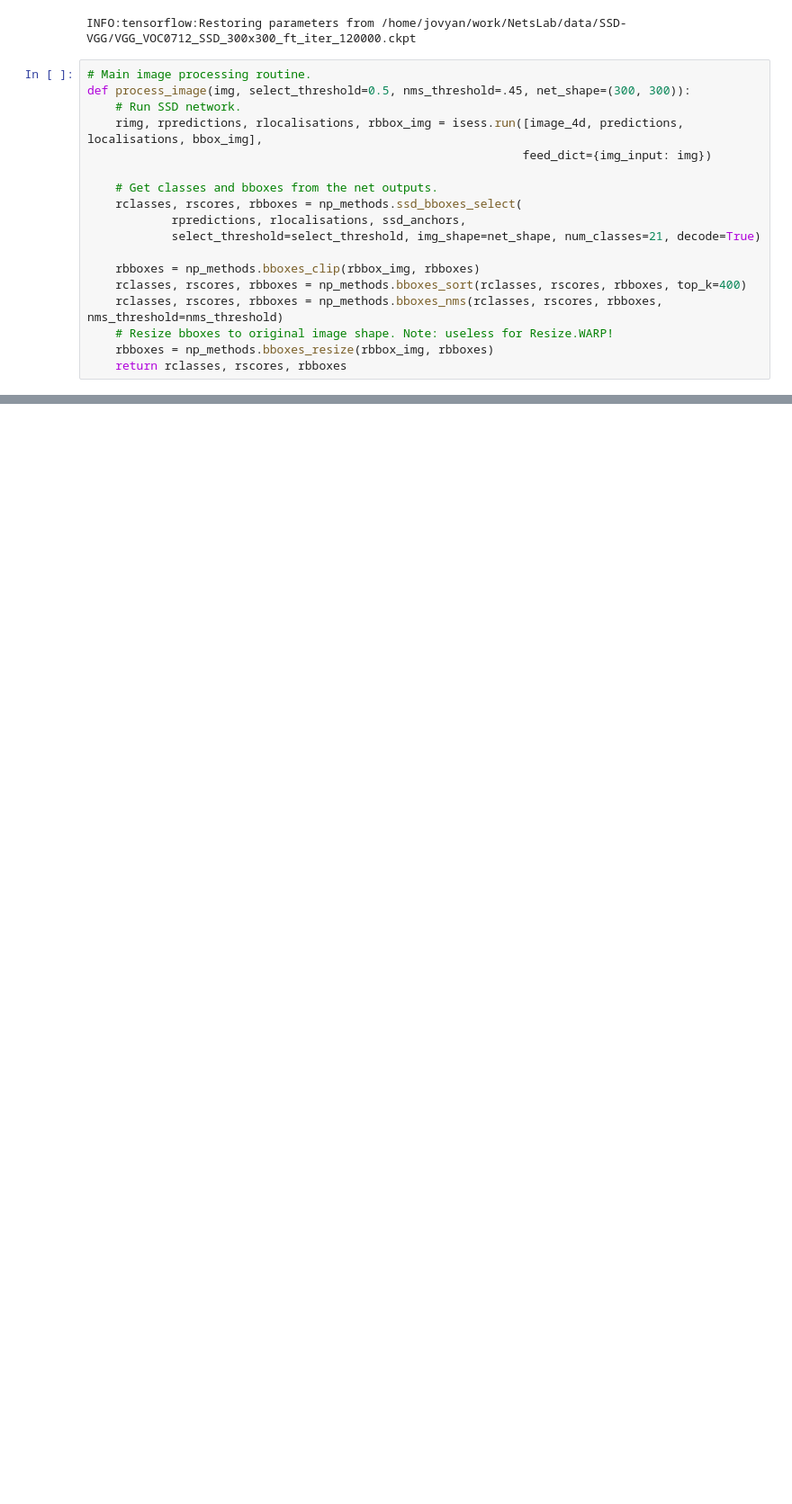
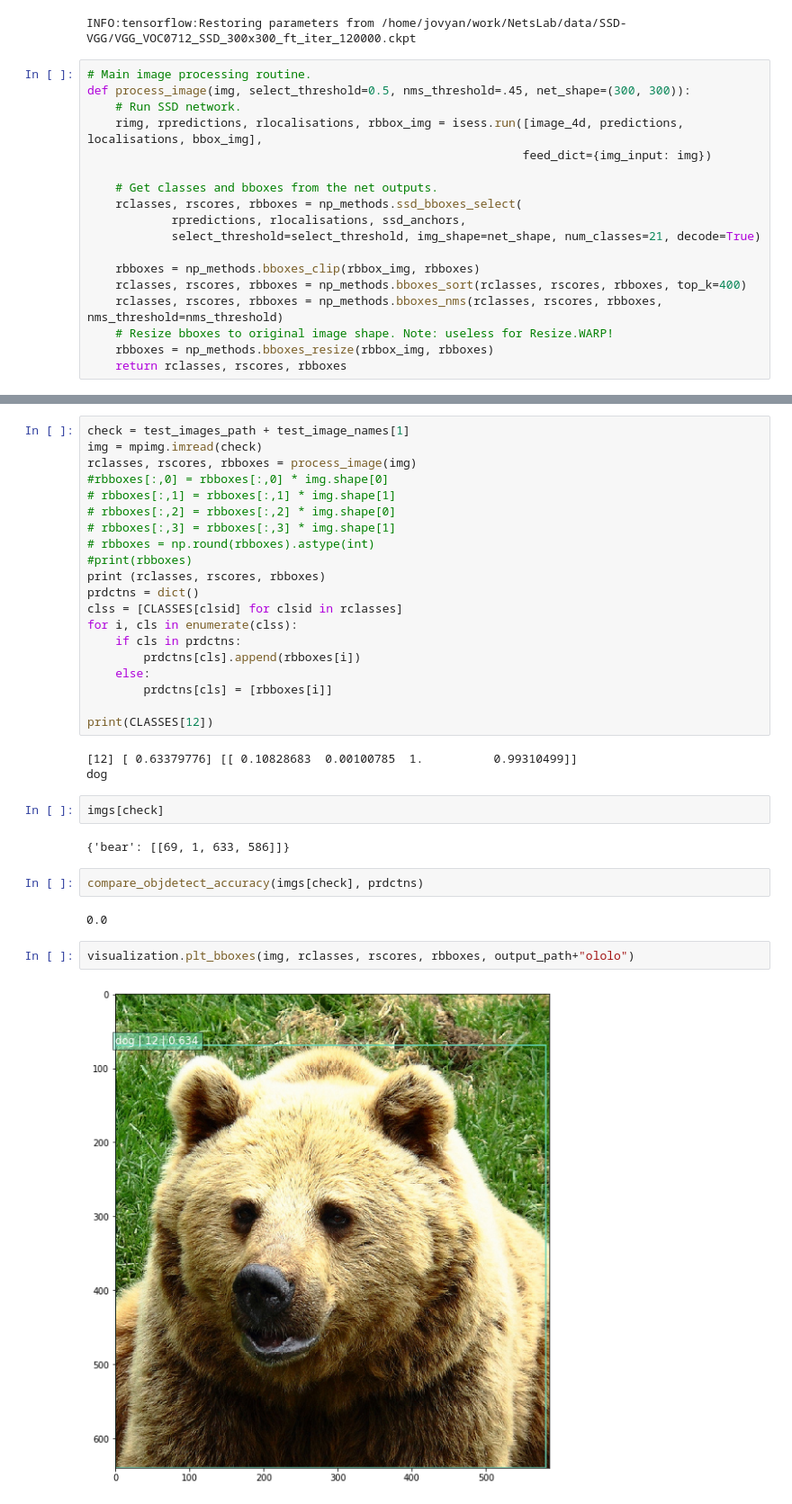
Before and after one commit to iavasiljeva/object-detection-networks-hse-2017, a Jupyter notebook: SSD_VGG.ipynb, the cells around one changed output, grey strips where cells are left out. Shown at 90% size. Cells and saved outputs as stored; diff of their text form; blank space fills up the shorter version.

```diff
--- a/SSD_VGG.ipynb
+++ b/SSD_VGG.ipynb
@@ -157,0 +238,35 @@ Q75: 2.57627117634
+# %%
+check = test_images_path + test_image_names[1]
+img = mpimg.imread(check)
+rclasses, rscores, rbboxes = process_image(img)
+#rbboxes[:,0] = rbboxes[:,0] * img.shape[0]
+# rbboxes[:,1] = rbboxes[:,1] * img.shape[1]
+# rbboxes[:,2] = rbboxes[:,2] * img.shape[0]
+# rbboxes[:,3] = rbboxes[:,3] * img.shape[1]
+# rbboxes = np.round(rbboxes).astype(int)
+#print(rbboxes)
+print (rclasses, rscores, rbboxes)
+prdctns = dict()
+clss = [CLASSES[clsid] for clsid in rclasses]
+for i, cls in enumerate(clss):
+    if cls in prdctns:
+        prdctns[cls].append(rbboxes[i])
+    else:
+        prdctns[cls] = [rbboxes[i]]
+
+print(CLASSES[12])
+# %% [output]
+[12] [ 0.63379776] [[ 0.10828683  0.00100785  1.          0.99310499]]
+dog
+# %%
+imgs[check]
+# %% [output]
+{'bear': [[69, 1, 633, 586]]}
+# %%
+compare_objdetect_accuracy(imgs[check], prdctns)
+# %% [output]
+0.0
+# %%
+visualization.plt_bboxes(img, rclasses, rscores, rbboxes, output_path+"ololo")
+# %% [output]
+[figure, added]
```
Also changed, not shown: parts of 2 cells of this notebook, 1 other file.
